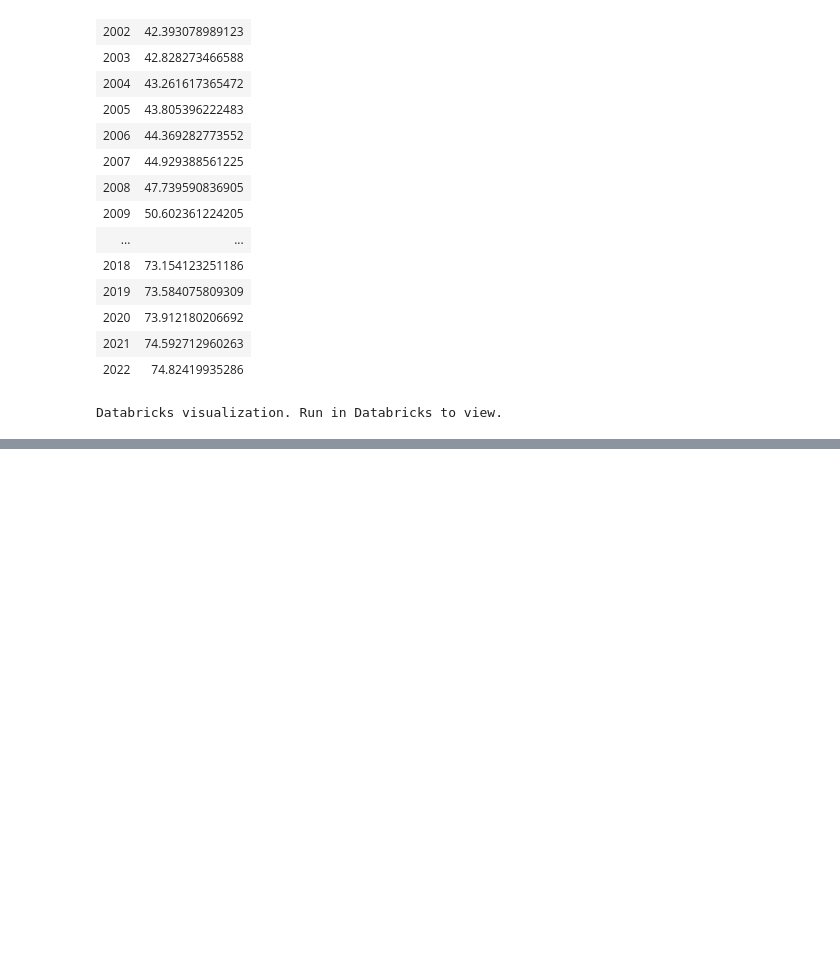
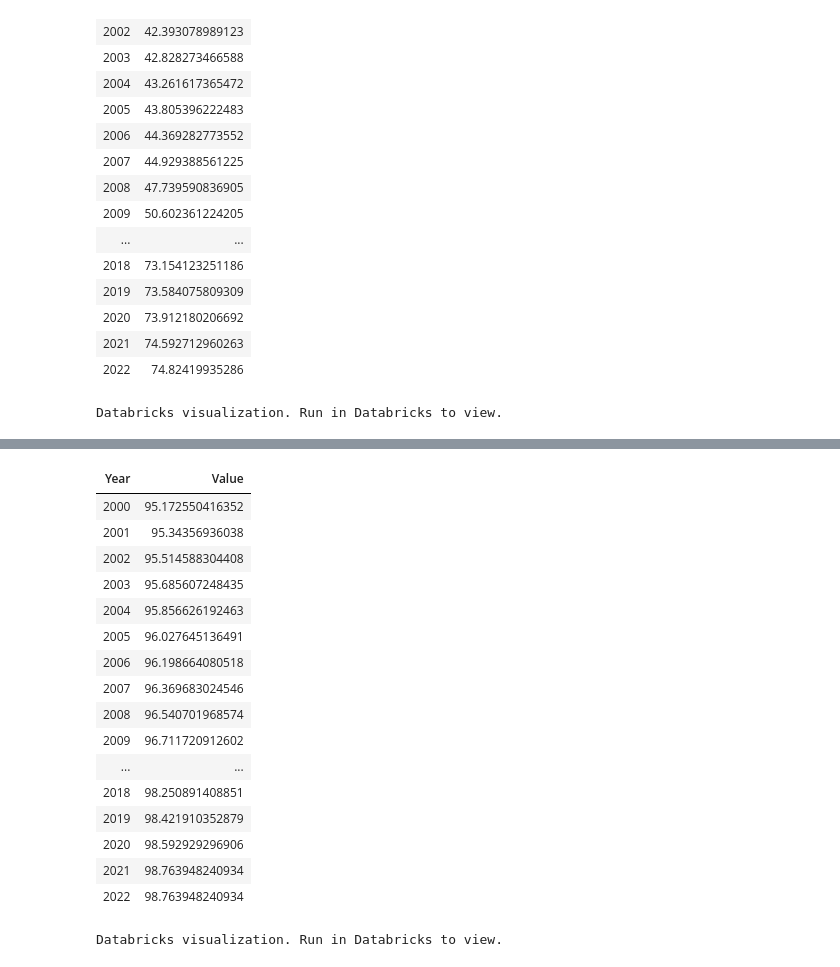
Before and after one commit to TahaMerzouki/water-dep, a Jupyter notebook: src/ingestion/Ingest_population_water_safelly.ipynb, the cells around one changed output, grey strips where cells are left out. Cells and saved outputs as stored; diff of their text form; code cells hidden in the pictures; blank space fills up the shorter version.

```diff
--- a/src/ingestion/Ingest_population_water_safelly.ipynb
+++ b/src/ingestion/Ingest_population_water_safelly.ipynb
@@ -98,0 +129,2 @@ Databricks visualization. Run in Databricks to view.
+# %%
+urban_improved_cleaned_num = remove_specific_rows(urban_improved, 24, 59)
@@ -98,0 +136,6 @@ Databricks visualization. Run in Databricks to view.
+# %%
+columns = urban_improved_cleaned_num.columns
+
+null_columns = [column for column in columns if urban_improved_cleaned_num.filter(col(column).isNotNull()).count() == 0]
+
+null_columns
@@ -98,0 +157,27 @@ Databricks visualization. Run in Databricks to view.
+# %%
+# drop the null columns
+
+urban_improved_cleaned = urban_improved_cleaned_num.drop(*null_columns)
+# %%
+urban_improved_cleaned = urban_improved_cleaned.withColumn("Year", col("Year").cast("integer")).withColumn("Value", col("Value").cast("double"))
+# %%
+display(urban_improved_cleaned.select("Year","Value").orderBy("Year"))
+# %% [output]
+| Year | Value |
+| 2000 | 95.172550416352 |
+| 2001 | 95.34356936038 |
+| 2002 | 95.514588304408 |
+| 2003 | 95.685607248435 |
+| 2004 | 95.856626192463 |
+| 2005 | 96.027645136491 |
+| 2006 | 96.198664080518 |
+| 2007 | 96.369683024546 |
+| 2008 | 96.540701968574 |
+| 2009 | 96.711720912602 |
+| ... | ... |
+| 2018 | 98.250891408851 |
+| 2019 | 98.421910352879 |
+| 2020 | 98.592929296906 |
+| 2021 | 98.763948240934 |
+| 2022 | 98.763948240934 |
+Databricks visualization. Run in Databricks to view.
```
Also changed, not shown: parts of 12 cells of this notebook.
